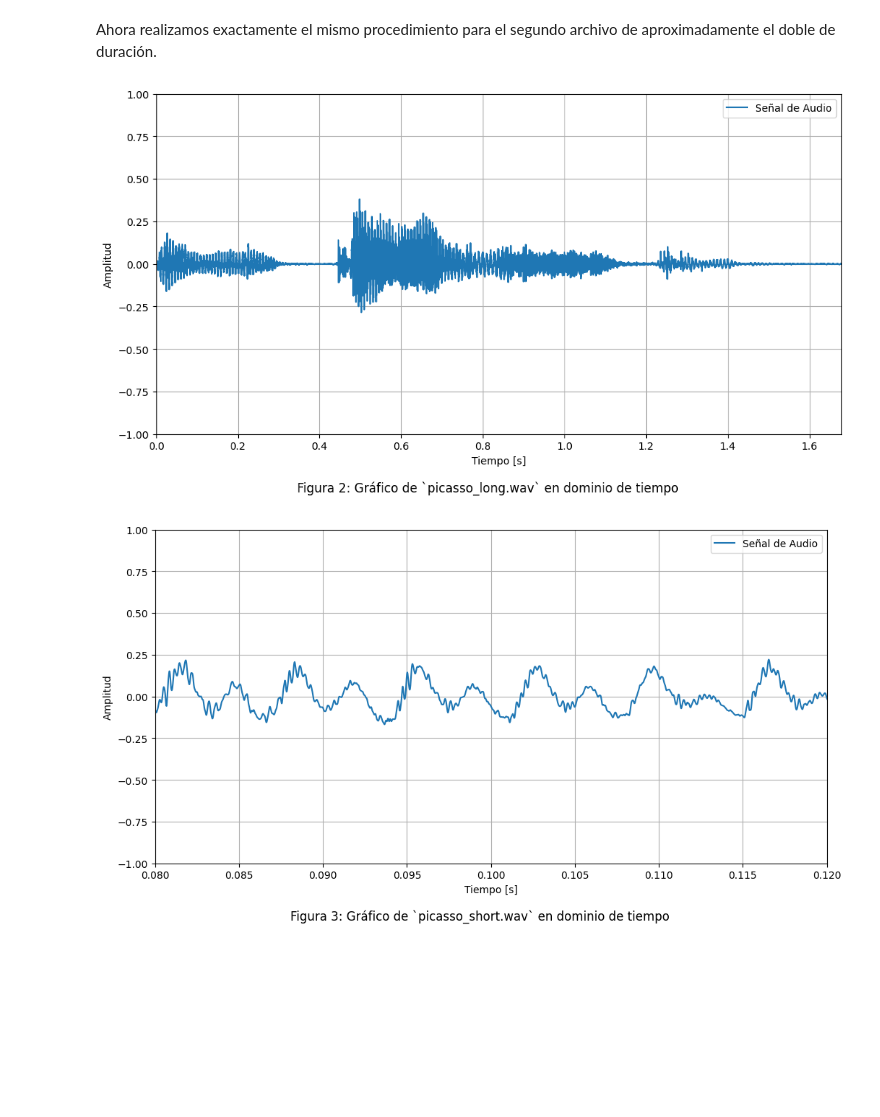
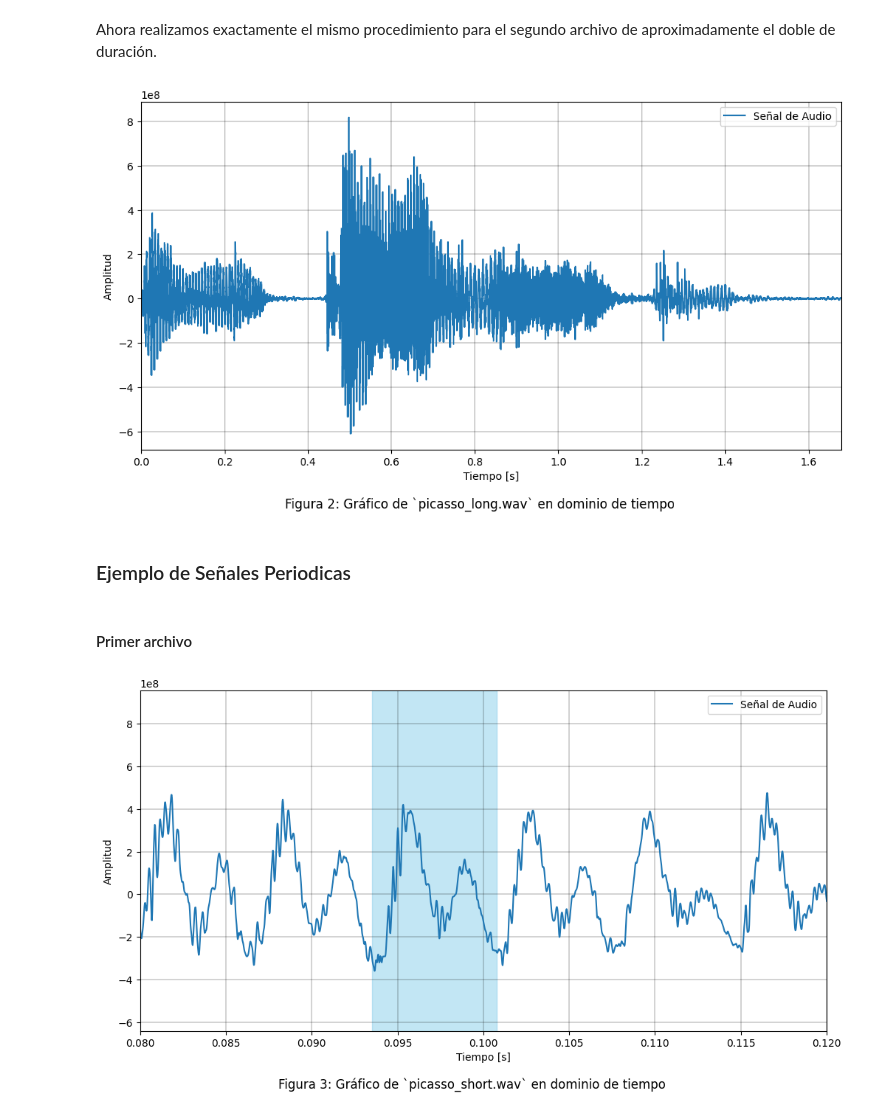
Before and after one commit to mjkloeckner/TB065, a Jupyter notebook: tpe.ipynb, the cells around one changed output. Saved outputs shown, nothing was run; the diff lists cells and outputs as text; code cells hidden in the pictures; blank space fills up the shorter version.

```diff
--- a/tpe.ipynb
+++ b/tpe.ipynb
@@ -50,14 +52,16 @@ def graph_data(x, y, title, figure_number=0, t=0, dt=0, a=0, da=0):
 
   plt.plot(x, y, label='Señal de Audio')
   axis.set(xlabel='Tiempo [s]', ylabel='Amplitud')
-  plt.grid(True)
+  plt.grid(visible=True, which='major', linestyle='-', linewidth=0.250, color='#000000')
+  plt.grid(visible=True, which='minor', linestyle='--', linewidth=0.25, color='#111111')
+  # plt.minorticks_on()
   plt.legend()
   plt.xlim([t, t+dt if t != 0 else x[-1]])
 
   if a != 0:
     axis.axvspan(a, a+da, color='skyblue', alpha=0.50)
 
-  plt.ylim([-1, 1])
+  # plt.ylim([-1, 1])
   plt.show()
 # %% [markdown]
 Para poder graficar los datos se necesita saber a qué tiempo corresponde cada valor de la señal; para eso, se utiliza el método [arange](https://numpy.org/doc/stable/reference/generated/numpy.arange.html#numpy-arange) de la libreria [numpy](https://numpy.org/doc/stable/index.html). Este método devuelve un arreglo de números equidistantes del largo que recibe como parámetro, en este caso del largo de los datos leídos del archivo. Para convertirlo a segundos se divide por la tasa de muestreo, la cual también se obtiene cuando se lee el archivo.
@@ -84,11 +88,15 @@ long_sample_rate, long_sample_data = wavfile.read(long_sample_file_name)
 long_sample_time = np.arange(len(long_sample_data)) / long_sample_rate
 long_sample_data_normalized = long_sample_data / np.iinfo(long_sample_data.dtype).max
 title = 'Gráfico de `' + str(long_sample_file_name) + '` en dominio de tiempo'
-graph_data(long_sample_time, long_sample_data_normalized, title, 2);
+graph_data(long_sample_time, long_sample_data, title, 2)
 # %% [output]
-[figure, old version]
+[figure, new version]
+# %% [markdown]
+### Ejemplo de Señales Periodicas
+# %% [markdown]
+#### Primer archivo
 # %%
 title = 'Gráfico de `' + str(short_sample_file_name) + '` en dominio de tiempo'
-graph_data(short_sample_time, short_sample_data_normalized, title, 3, t=0.08, dt=0.04);
+graph_data(short_sample_time, short_sample_data, title, 3, t=0.08, dt=0.04, a=0.0935, da=0.0073)
 # %% [output]
-[figure, old version]
+[figure, new version]
```
Also changed, not shown: parts of 14 cells of this notebook.
